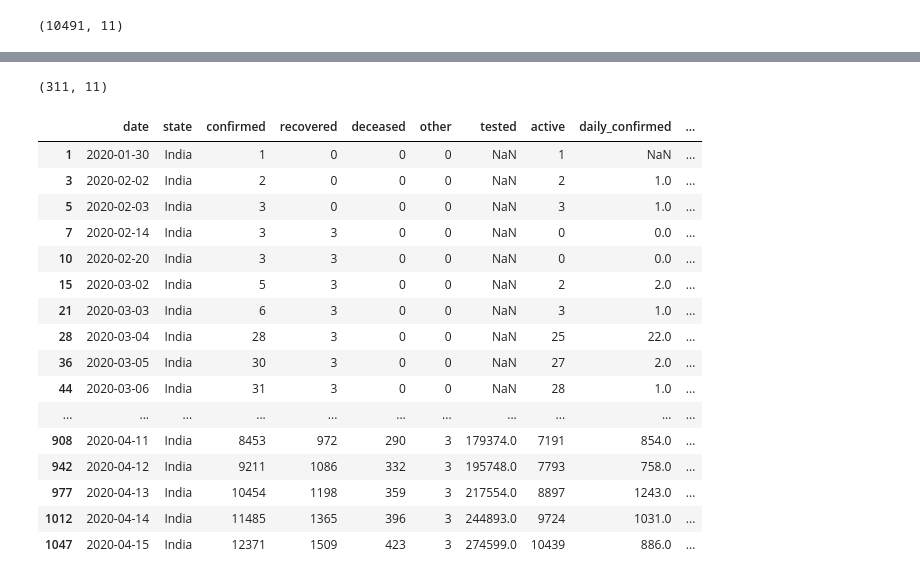
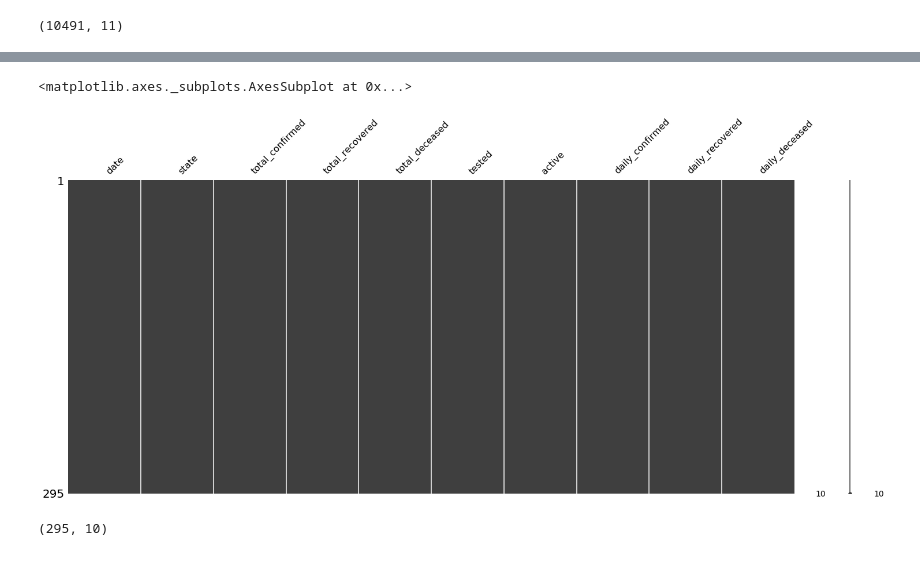
Before and after one commit to enumulak/EK_ML, a Jupyter notebook: Projects/Covid19_India/dry_run_covid19_india_org.ipynb, the cells around one changed output, grey strips where cells are left out. Saved outputs shown, nothing was run; the diff lists cells and outputs as text; code cells hidden in the pictures.

```diff
--- a/Projects/Covid19_India/dry_run_covid19_india_org.ipynb
+++ b/Projects/Covid19_India/dry_run_covid19_india_org.ipynb
@@ -141,0 +220,4 @@ df_india.head()
+# %%
+# Remove all rows that have null values - this will be the first 16
+df_ind = df_ind.dropna()
+df_ind.head(20)
@@ -142,4 +242,9 @@ df_india.head()
+# %%
+mns.matrix(df_ind)
+# %% [output]
+<matplotlib.axes._subplots.AxesSubplot at 0x...>
+[figure, added]
 # %%
-df_india.shape
+df_ind.shape
 # %% [output]
-(311, 11)
+(295, 10)
@@ -150,20 +250,0 @@ df_india['daily_confirmed'] = df_india['confirmed'] - df_india['confirmed'].shif
-# %%
-df_india.head(50)
-# %% [output]
-|  | date | state | confirmed | recovered | deceased | other | tested | active | daily_confirmed | ... |
-| 1 | 2020-01-30 | India | 1 | 0 | 0 | 0 | NaN | 1 | NaN | ... |
-| 3 | 2020-02-02 | India | 2 | 0 | 0 | 0 | NaN | 2 | 1.0 | ... |
-| 5 | 2020-02-03 | India | 3 | 0 | 0 | 0 | NaN | 3 | 1.0 | ... |
-| 7 | 2020-02-14 | India | 3 | 3 | 0 | 0 | NaN | 0 | 0.0 | ... |
-| 10 | 2020-02-20 | India | 3 | 3 | 0 | 0 | NaN | 0 | 0.0 | ... |
-| 15 | 2020-03-02 | India | 5 | 3 | 0 | 0 | NaN | 2 | 2.0 | ... |
-| 21 | 2020-03-03 | India | 6 | 3 | 0 | 0 | NaN | 3 | 1.0 | ... |
-| 28 | 2020-03-04 | India | 28 | 3 | 0 | 0 | NaN | 25 | 22.0 | ... |
-| 36 | 2020-03-05 | India | 30 | 3 | 0 | 0 | NaN | 27 | 2.0 | ... |
-| 44 | 2020-03-06 | India | 31 | 3 | 0 | 0 | NaN | 28 | 1.0 | ... |
-| ... | ... | ... | ... | ... | ... | ... | ... | ... | ... | ... |
-| 908 | 2020-04-11 | India | 8453 | 972 | 290 | 3 | 179374.0 | 7191 | 854.0 | ... |
-| 942 | 2020-04-12 | India | 9211 | 1086 | 332 | 3 | 195748.0 | 7793 | 758.0 | ... |
-| 977 | 2020-04-13 | India | 10454 | 1198 | 359 | 3 | 217554.0 | 8897 | 1243.0 | ... |
-| 1012 | 2020-04-14 | India | 11485 | 1365 | 396 | 3 | 244893.0 | 9724 | 1031.0 | ... |
-| 1047 | 2020-04-15 | India | 12371 | 1509 | 423 | 3 | 274599.0 | 10439 | 886.0 | ... |
```
Also changed, not shown: parts of 20 cells of this notebook.
